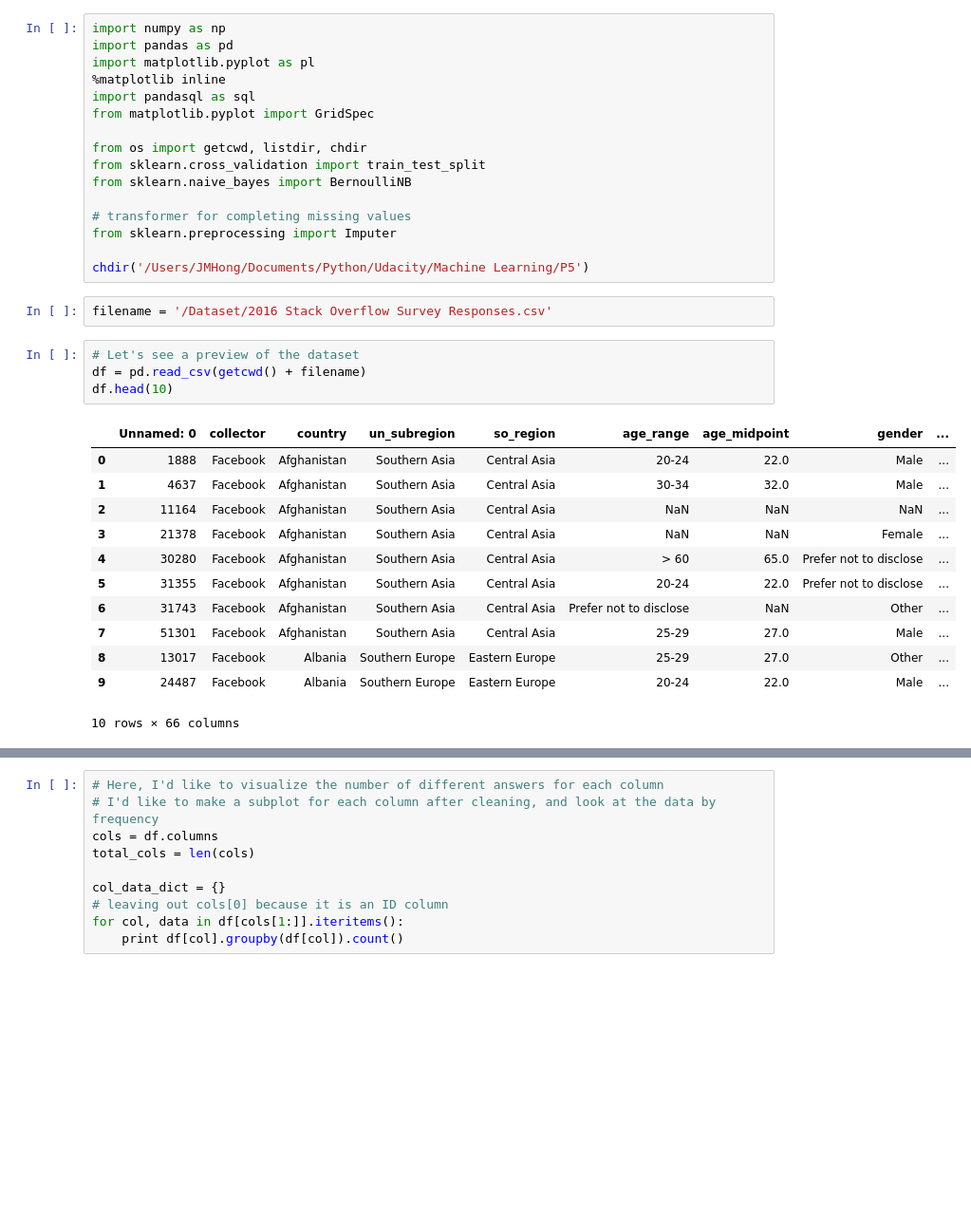
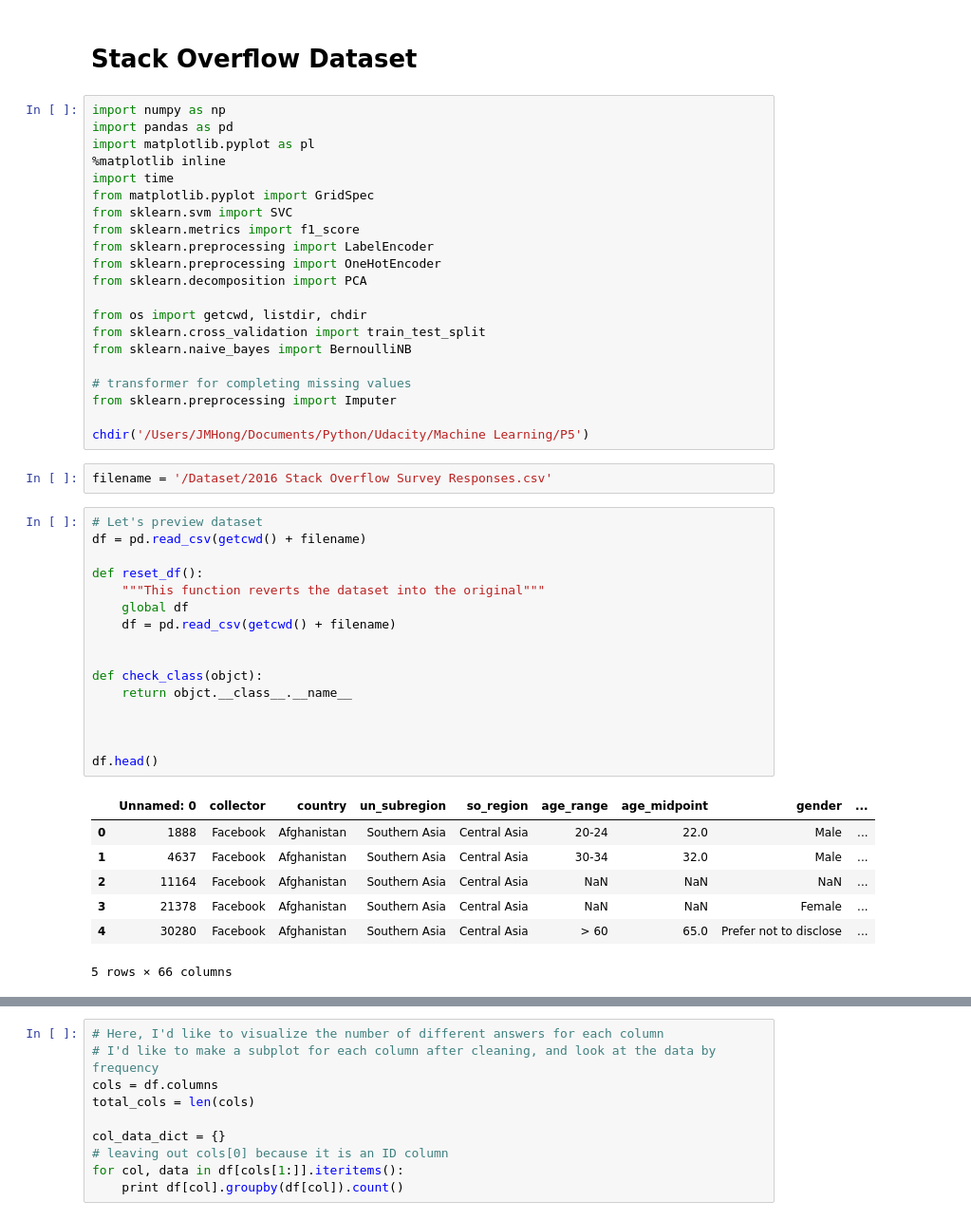
Before and after one commit to jonmhong/Stack_Overflow_Data, a Jupyter notebook: stack_overflow.ipynb, the cells around one changed output, grey strips where cells are left out. Shown at 95% size. Saved outputs shown, nothing was run; the diff lists cells and outputs as text; blank space fills up the shorter version.

```diff
--- a/stack_overflow.ipynb
+++ b/stack_overflow.ipynb
@@ -1,10 +1,17 @@
+# %% [markdown]
+# Stack Overflow Dataset
 # %%
 import numpy as np
 import pandas as pd
 import matplotlib.pyplot as pl
 %matplotlib inline
-import pandasql as sql
+import time
 from matplotlib.pyplot import GridSpec
+from sklearn.svm import SVC
+from sklearn.metrics import f1_score
+from sklearn.preprocessing import LabelEncoder
+from sklearn.preprocessing import OneHotEncoder
+from sklearn.decomposition import PCA
 
 from os import getcwd, listdir, chdir
 from sklearn.cross_validation import train_test_split
@@ -17,19 +24,26 @@ chdir('/Users/JMHong/Documents/Python/Udacity/Machine Learning/P5')
 # %%
 filename = '/Dataset/2016 Stack Overflow Survey Responses.csv'
 # %%
-# Let's see a preview of the dataset
+# Let's preview dataset
 df = pd.read_csv(getcwd() + filename)
-df.head(10)
+
+def reset_df():
+    """This function reverts the dataset into the original"""
+    global df
+    df = pd.read_csv(getcwd() + filename)
+
+
+def check_class(objct):
+    return objct.__class__.__name__
+
+
+
+df.head()
 # %% [output]
 |  | Unnamed: 0 | collector | country | un_subregion | so_region | age_range | age_midpoint | gender | ... |
 | 0 | 1888 | Facebook | Afghanistan | Southern Asia | Central Asia | 20-24 | 22.0 | Male | ... |
 | 1 | 4637 | Facebook | Afghanistan | Southern Asia | Central Asia | 30-34 | 32.0 | Male | ... |
 | 2 | 11164 | Facebook | Afghanistan | Southern Asia | Central Asia | NaN | NaN | NaN | ... |
 | 3 | 21378 | Facebook | Afghanistan | Southern Asia | Central Asia | NaN | NaN | Female | ... |
 | 4 | 30280 | Facebook | Afghanistan | Southern Asia | Central Asia | > 60 | 65.0 | Prefer not to disclose | ... |
-| 5 | 31355 | Facebook | Afghanistan | Southern Asia | Central Asia | 20-24 | 22.0 | Prefer not to disclose | ... |
-| 6 | 31743 | Facebook | Afghanistan | Southern Asia | Central Asia | Prefer not to disclose | NaN | Other | ... |
-| 7 | 51301 | Facebook | Afghanistan | Southern Asia | Central Asia | 25-29 | 27.0 | Male | ... |
-| 8 | 13017 | Facebook | Albania | Southern Europe | Eastern Europe | 25-29 | 27.0 | Other | ... |
-| 9 | 24487 | Facebook | Albania | Southern Europe | Eastern Europe | 20-24 | 22.0 | Male | ... |
-10 rows × 66 columns
+5 rows × 66 columns
```
Also changed, not shown: parts of 40 cells of this notebook.
